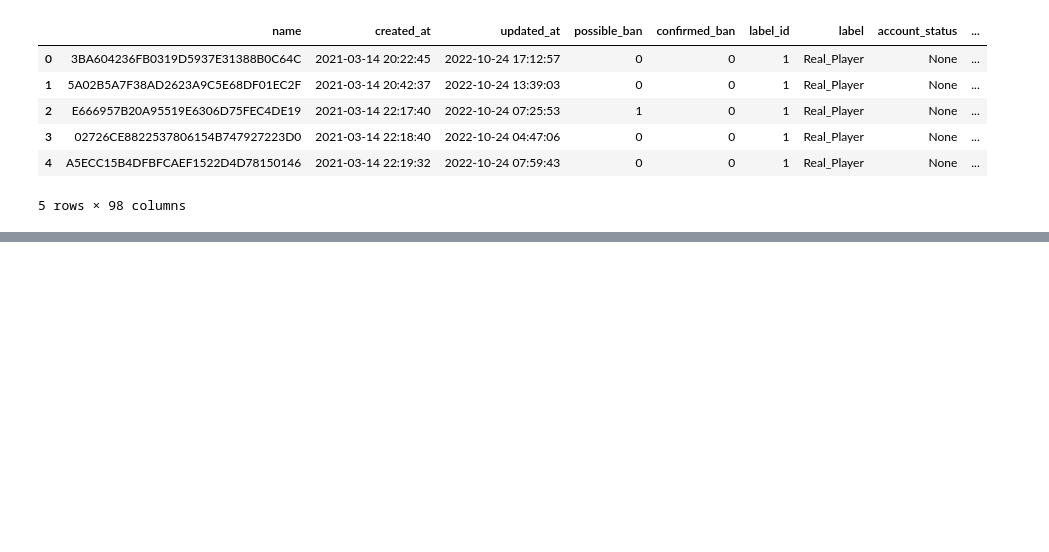
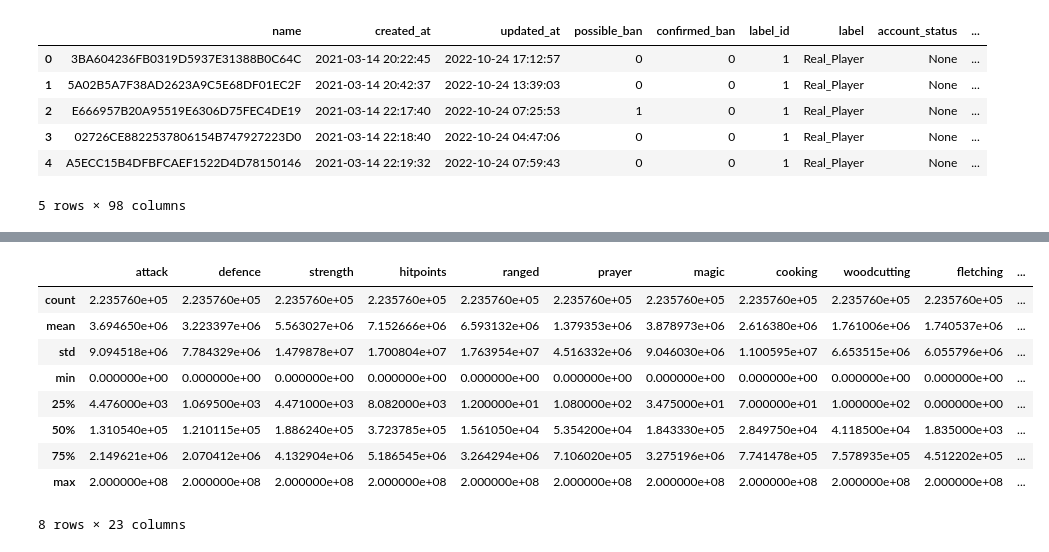
Before and after one commit to Bot-detector/bot-detector-ml-training, a Jupyter notebook: wandb_binary_prediction.ipynb, the cells around one changed output, grey strips where cells are left out. Cells and saved outputs as stored; diff of their text form; code cells hidden in the pictures; blank space fills up the shorter version.

```diff
--- a/wandb_binary_prediction.ipynb
+++ b/wandb_binary_prediction.ipynb
@@ -31,0 +163,4 @@ df.head()
+# %%
+df[HISCORE_COLUMNS] = df[HISCORE_COLUMNS].replace(-1, 0)
+df["total"] = df[SKILLS].sum(axis=1)
+df.head()
@@ -31,0 +175,13 @@ df.head()
+# %%
+df[SKILLS].describe()
+# %% [output]
+|  | attack | defence | strength | hitpoints | ranged | prayer | magic | cooking | woodcutting | fletching | ... |
+| count | 2.235760e+05 | 2.235760e+05 | 2.235760e+05 | 2.235760e+05 | 2.235760e+05 | 2.235760e+05 | 2.235760e+05 | 2.235760e+05 | 2.235760e+05 | 2.235760e+05 | ... |
+| mean | 3.694650e+06 | 3.223397e+06 | 5.563027e+06 | 7.152666e+06 | 6.593132e+06 | 1.379353e+06 | 3.878973e+06 | 2.616380e+06 | 1.761006e+06 | 1.740537e+06 | ... |
+| std | 9.094518e+06 | 7.784329e+06 | 1.479878e+07 | 1.700804e+07 | 1.763954e+07 | 4.516332e+06 | 9.046030e+06 | 1.100595e+07 | 6.653515e+06 | 6.055796e+06 | ... |
+| min | 0.000000e+00 | 0.000000e+00 | 0.000000e+00 | 0.000000e+00 | 0.000000e+00 | 0.000000e+00 | 0.000000e+00 | 0.000000e+00 | 0.000000e+00 | 0.000000e+00 | ... |
+| 25% | 4.476000e+03 | 1.069500e+03 | 4.471000e+03 | 8.082000e+03 | 1.200000e+01 | 1.080000e+02 | 3.475000e+01 | 7.000000e+01 | 1.000000e+02 | 0.000000e+00 | ... |
+| 50% | 1.310540e+05 | 1.210115e+05 | 1.886240e+05 | 3.723785e+05 | 1.561050e+04 | 5.354200e+04 | 1.843330e+05 | 2.849750e+04 | 4.118500e+04 | 1.835000e+03 | ... |
+| 75% | 2.149621e+06 | 2.070412e+06 | 4.132904e+06 | 5.186545e+06 | 3.264294e+06 | 7.106020e+05 | 3.275196e+06 | 7.741478e+05 | 7.578935e+05 | 4.512202e+05 | ... |
+| max | 2.000000e+08 | 2.000000e+08 | 2.000000e+08 | 2.000000e+08 | 2.000000e+08 | 2.000000e+08 | 2.000000e+08 | 2.000000e+08 | 2.000000e+08 | 2.000000e+08 | ... |
+8 rows × 23 columns
```
Also changed, not shown: parts of 7 cells of this notebook.
